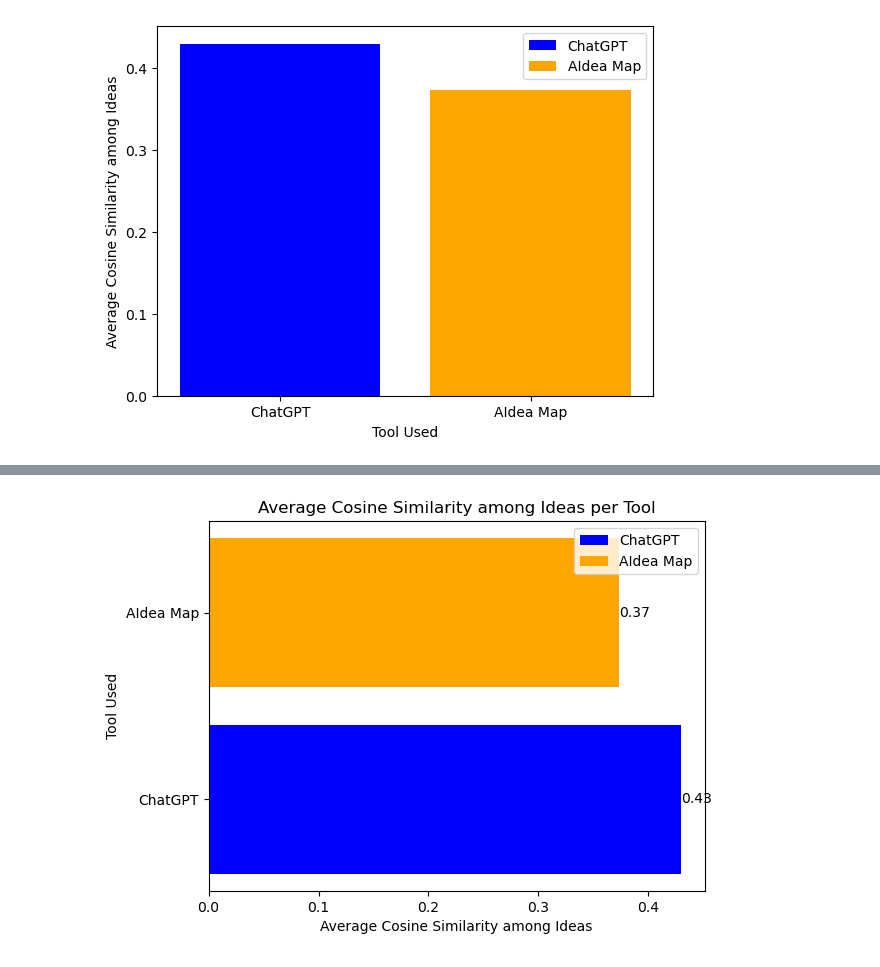
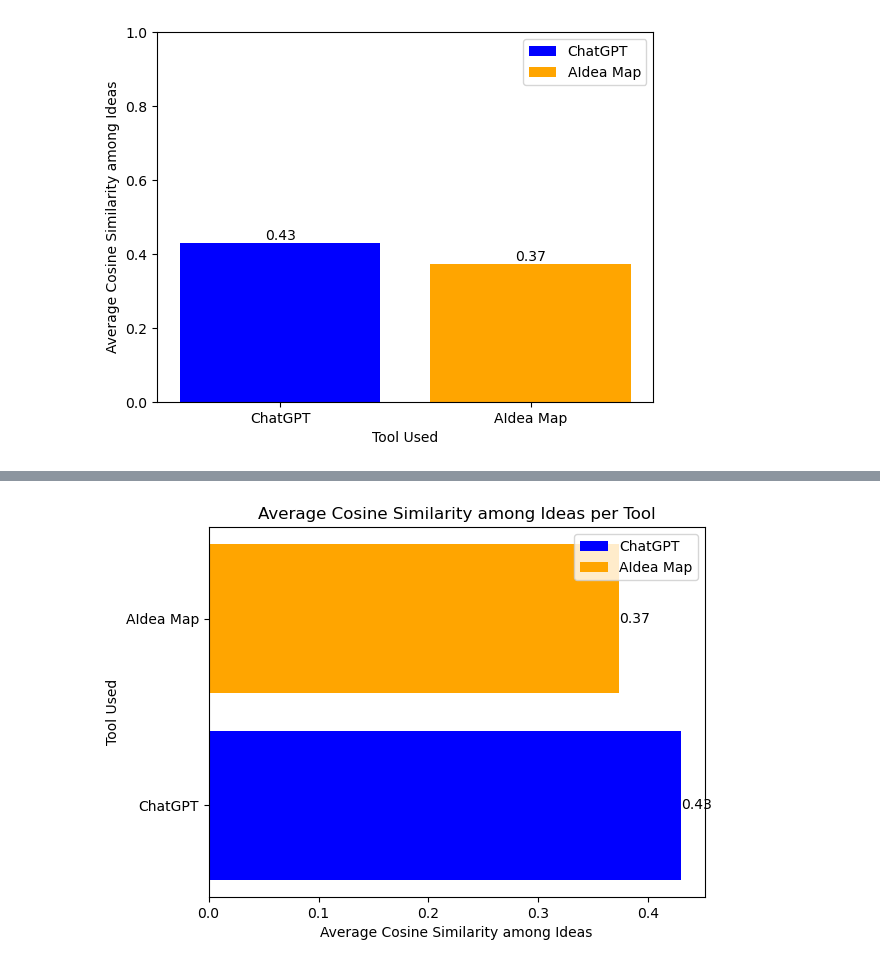
Before and after one commit to jerichosy/THS-ST3_user-idea-similarity-for-fixation, a Jupyter notebook: figures.ipynb, the cells around one changed output, grey strips where cells are left out. Cells and saved outputs as stored; diff of their text form; code cells hidden in the pictures.

```diff
--- a/figures.ipynb
+++ b/figures.ipynb
@@ -1,21 +1,27 @@
 # %%
 import matplotlib.pyplot as plt
 
 # Data for the plot
 tools = ['ChatGPT', 'AIdea Map']
 average_cosine_similarity = [0.4297850041531433, 0.3734178601890107]
 
 # Creating the bar chart
 fig, ax = plt.subplots()
 bars = ax.bar(tools, average_cosine_similarity, color=['blue', 'orange'])
 
+# Adding exact values on top of bars
+for bar, value in zip(bars, average_cosine_similarity):
+    height = bar.get_height()
+    ax.text(bar.get_x() + bar.get_width() / 2.0, height, f'{value:.2f}', ha='center', va='bottom')
+
 # Adding labels and title
 ax.set_xlabel('Tool Used')
 ax.set_ylabel('Average Cosine Similarity among Ideas')
 # ax.set_title('Average Cosine Similarity among Ideas per Tool')
+ax.set_ylim(0, 1)
 ax.legend(bars, tools)
 
 # Display the plot
 plt.show()
 # %% [output]
-[figure, old version]
+[figure, new version]
```
Also changed, not shown: parts of 2 cells of this notebook, 1 other file.
